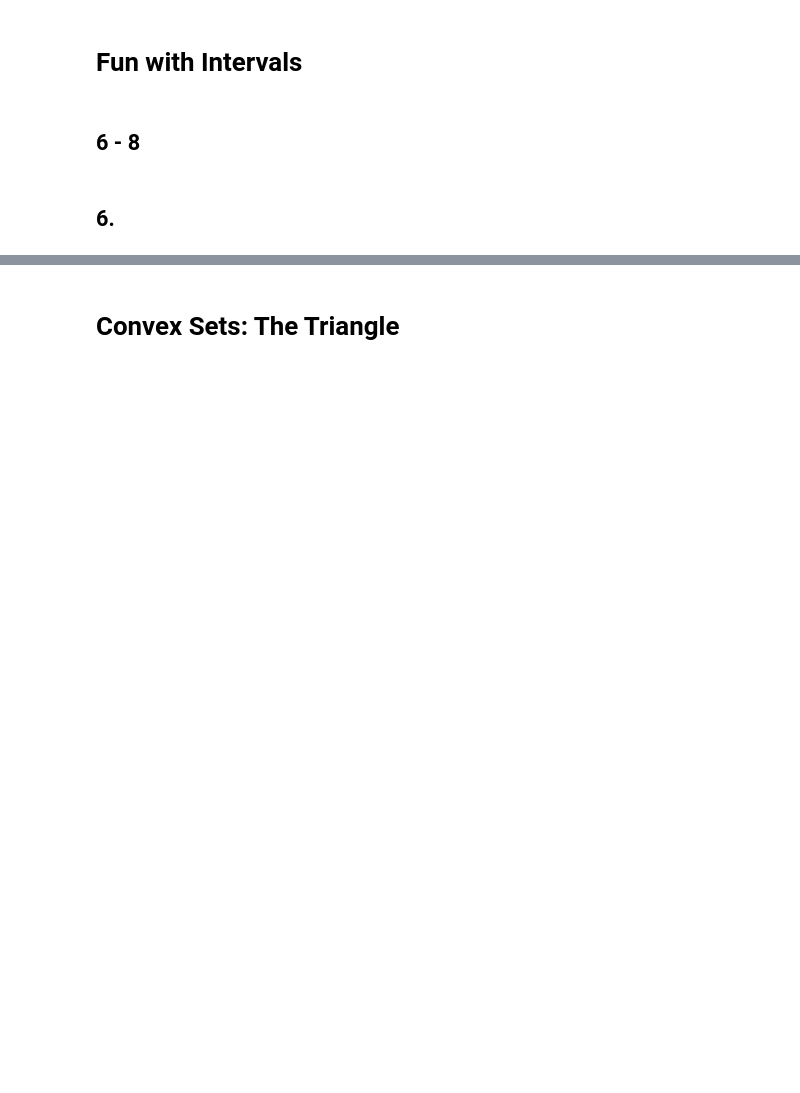
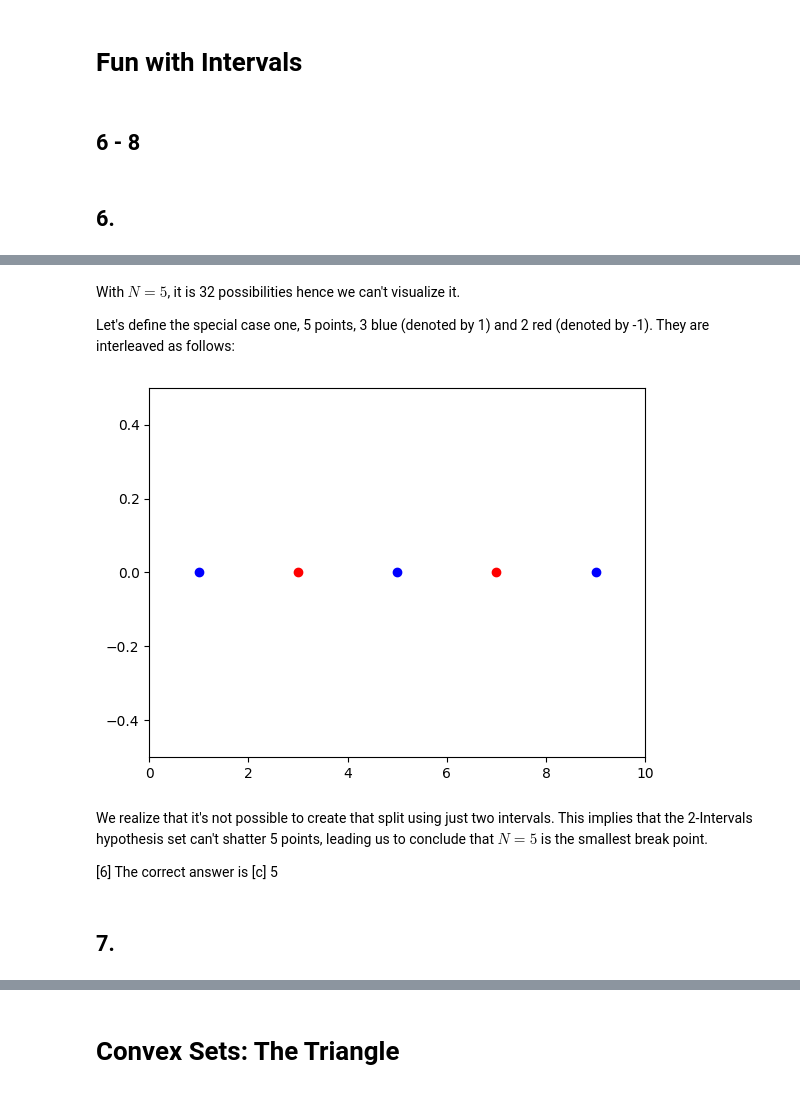
Before and after one commit to nhatminhtrieu/Code-Python, a Jupyter notebook: Notebooks/Intro2ML/Theory/W03/HW3_21127112.ipynb, the cells around one changed output, grey strips where cells are left out. Drawn from its saved outputs; the diff is of its cells as text; code cells hidden in the pictures; blank space fills up the shorter version.

```diff
--- a/Notebooks/Intro2ML/Theory/W03/HW3_21127112.ipynb
+++ b/Notebooks/Intro2ML/Theory/W03/HW3_21127112.ipynb
@@ -34,0 +191,31 @@ Do đó, đáp án đúng là: [d] (i) Not learning, (ii) Supervised Learning, (
+# %% [markdown]
+With $N = 5$, it is 32 possibilities hence we can't visualize it.
+
+Let's define the special case one, 5 points, 3 blue (denoted by 1) and 2 red (denoted by -1). They are interleaved as follows:
+# %%
+import matplotlib.pyplot as plt
+
+# Define the points and their colors
+points = [(1, 0), (3, 0), (5, 0), (7, 0), (9, 0)]
+
+# Define the colors for the points
+colors = ['b', 'r']
+
+# Plot the points with different colors
+for i, point in enumerate(points):
+    plt.plot(point[0], point[1], colors[i % len(colors)] + 'o')
+
+# Set the x-axis and y-axis limits
+plt.xlim(0, 10)
+plt.ylim(-.5, .5)
+
+# Show the plot
+plt.show()
+# %% [output]
+[figure, added]
+# %% [markdown]
+We realize that it's not possible to create that split using just two intervals. This implies that the 2-Intervals hypothesis set can't shatter 5 points, leading us to conclude that $N = 5$ is the smallest break point.
+
+[6] The correct answer is [c] 5
+# %% [markdown]
+## 7.
```
Also changed, not shown: parts of 43 cells of this notebook, 7 other files.
